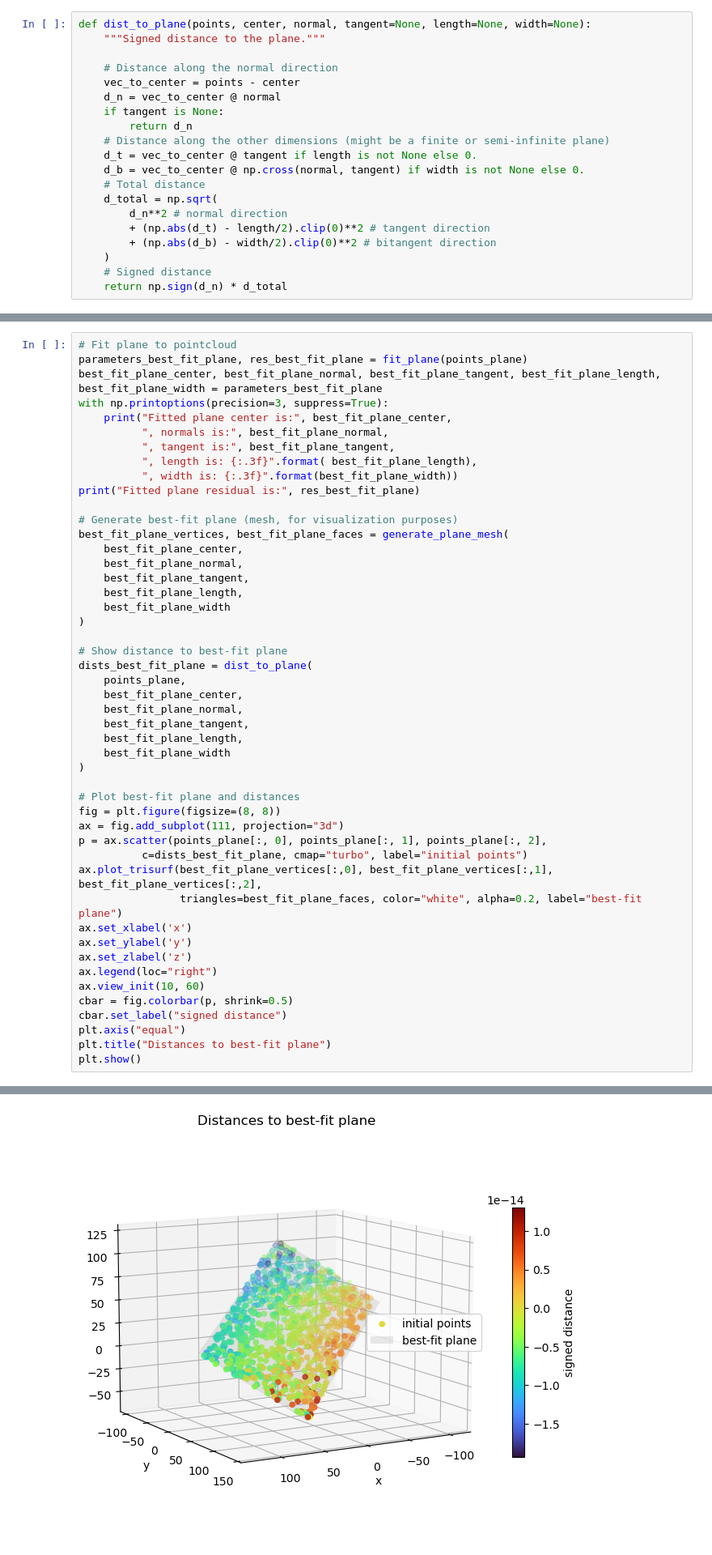
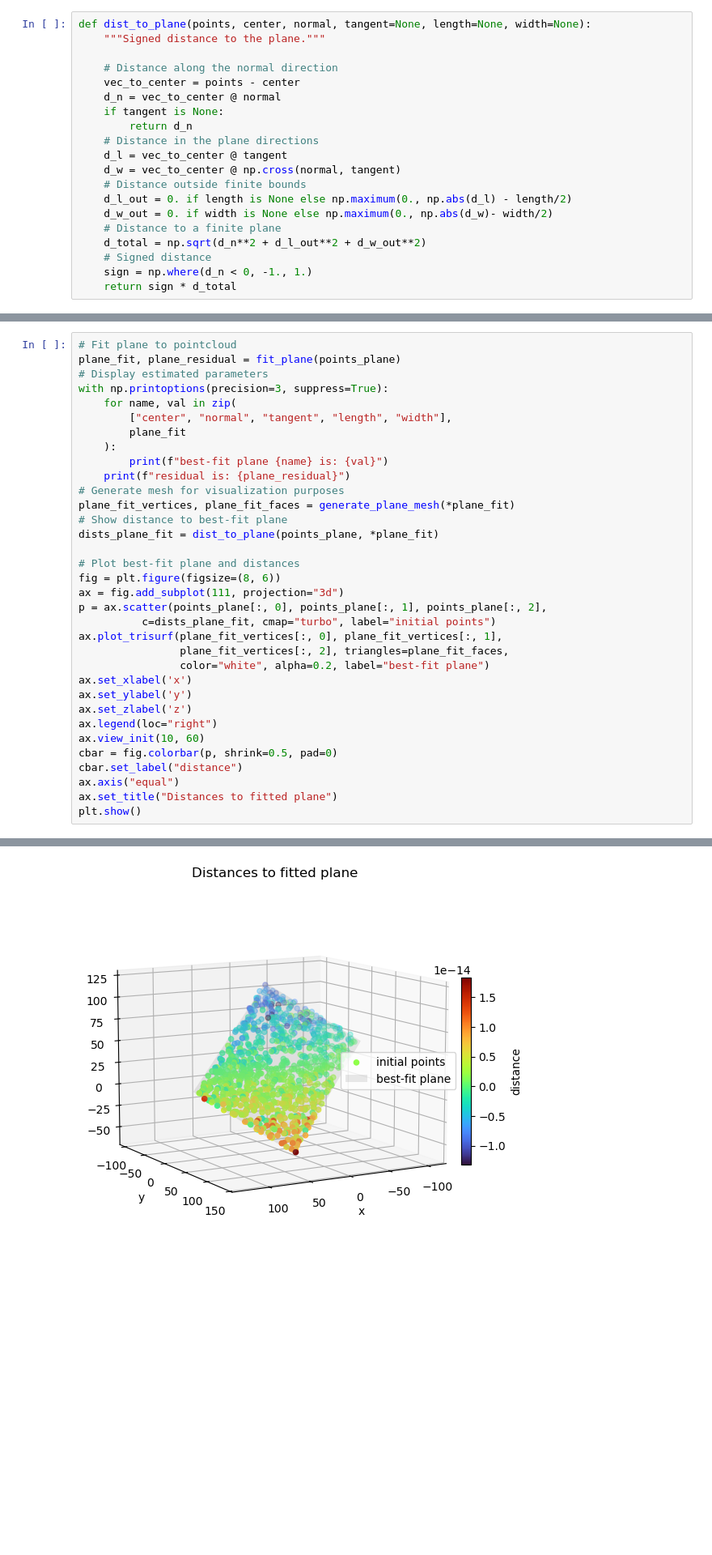
Before and after one commit to jlgregorio/tutorials-pointcloud-python, a Jupyter notebook: 08.primitive_fitting.ipynb, the cells around one changed output, grey strips where cells are left out. Shown at 81% size. Cells and saved outputs as stored; diff of their text form; blank space fills up the shorter version.

```diff
--- a/08.primitive_fitting.ipynb
+++ b/08.primitive_fitting.ipynb
@@ -132,16 +148,16 @@ def dist_to_plane(points, center, normal, tangent=None, length=None, width=None)
     d_n = vec_to_center @ normal
     if tangent is None:
         return d_n
-    # Distance along the other dimensions (might be a finite or semi-infinite plane)
-    d_t = vec_to_center @ tangent if length is not None else 0.
-    d_b = vec_to_center @ np.cross(normal, tangent) if width is not None else 0.
-    # Total distance
-    d_total = np.sqrt(
-        d_n**2 # normal direction
-        + (np.abs(d_t) - length/2).clip(0)**2 # tangent direction
-        + (np.abs(d_b) - width/2).clip(0)**2 # bitangent direction
-    )
+    # Distance in the plane directions
+    d_l = vec_to_center @ tangent
+    d_w = vec_to_center @ np.cross(normal, tangent)
+    # Distance outside finite bounds
+    d_l_out = 0. if length is None else np.maximum(0., np.abs(d_l) - length/2)
+    d_w_out = 0. if width is None else np.maximum(0., np.abs(d_w)- width/2)
+    # Distance to a finite plane
+    d_total = np.sqrt(d_n**2 + d_l_out**2 + d_w_out**2)
     # Signed distance
-    return np.sign(d_n) * d_total
+    sign = np.where(d_n < 0, -1., 1.)
+    return sign * d_total
 # %%
 # Generate random points and compute distances to the plane
@@ -238,49 +242,35 @@ def fit_plane(points):
 # %%
 # Fit plane to pointcloud
-parameters_best_fit_plane, res_best_fit_plane = fit_plane(points_plane)
-best_fit_plane_center, best_fit_plane_normal, best_fit_plane_tangent, best_fit_plane_length, best_fit_plane_width = parameters_best_fit_plane
+plane_fit, plane_residual = fit_plane(points_plane)
+# Display estimated parameters
 with np.printoptions(precision=3, suppress=True):
-    print("Fitted plane center is:", best_fit_plane_center,
-          ", normals is:", best_fit_plane_normal,
-          ", tangent is:", best_fit_plane_tangent,
-          ", length is: {:.3f}".format( best_fit_plane_length),
-          ", width is: {:.3f}".format(best_fit_plane_width))
-print("Fitted plane residual is:", res_best_fit_plane)
-
-# Generate best-fit plane (mesh, for visualization purposes)
-best_fit_plane_vertices, best_fit_plane_faces = generate_plane_mesh(
-    best_fit_plane_center,
-    best_fit_plane_normal,
-    best_fit_plane_tangent,
-    best_fit_plane_length,
-    best_fit_plane_width
-)
-
+    for name, val in zip(
+        ["center", "normal", "tangent", "length", "width"],
+        plane_fit
+    ):
+        print(f"best-fit plane {name} is: {val}")
+    print(f"residual is: {plane_residual}")
+# Generate mesh for visualization purposes
+plane_fit_vertices, plane_fit_faces = generate_plane_mesh(*plane_fit)
 # Show distance to best-fit plane
-dists_best_fit_plane = dist_to_plane(
-    points_plane,
-    best_fit_plane_center,
-    best_fit_plane_normal,
-    best_fit_plane_tangent,
-    best_fit_plane_length,
-    best_fit_plane_width
-)
+dists_plane_fit = dist_to_plane(points_plane, *plane_fit)
 
 # Plot best-fit plane and distances
-fig = plt.figure(figsize=(8, 8))
+fig = plt.figure(figsize=(8, 6))
 ax = fig.add_subplot(111, projection="3d")
 p = ax.scatter(points_plane[:, 0], points_plane[:, 1], points_plane[:, 2],
-          c=dists_best_fit_plane, cmap="turbo", label="initial points")
-ax.plot_trisurf(best_fit_plane_vertices[:,0], best_fit_plane_vertices[:,1], best_fit_plane_vertices[:,2],
-                triangles=best_fit_plane_faces, color="white", alpha=0.2, label="best-fit plane")
+          c=dists_plane_fit, cmap="turbo", label="initial points")
+ax.plot_trisurf(plane_fit_vertices[:, 0], plane_fit_vertices[:, 1],
+                plane_fit_vertices[:, 2], triangles=plane_fit_faces,
+                color="white", alpha=0.2, label="best-fit plane")
 ax.set_xlabel('x')
 ax.set_ylabel('y')
 ax.set_zlabel('z')
 ax.legend(loc="right")
 ax.view_init(10, 60)
-cbar = fig.colorbar(p, shrink=0.5)
-cbar.set_label("signed distance")
-plt.axis("equal")
-plt.title("Distances to best-fit plane")
+cbar = fig.colorbar(p, shrink=0.5, pad=0)
+cbar.set_label("distance")
+ax.axis("equal")
+ax.set_title("Distances to fitted plane")
 plt.show()
 # %% [output]
@@ -289,4 +283,4 @@ Fitted plane residual is: -1.846623226876383e-10
-[figure, old version]
+[figure, new version]
 # %% [markdown]
 ## Sphere
 
```
Also changed, not shown: parts of 54 cells of this notebook.
